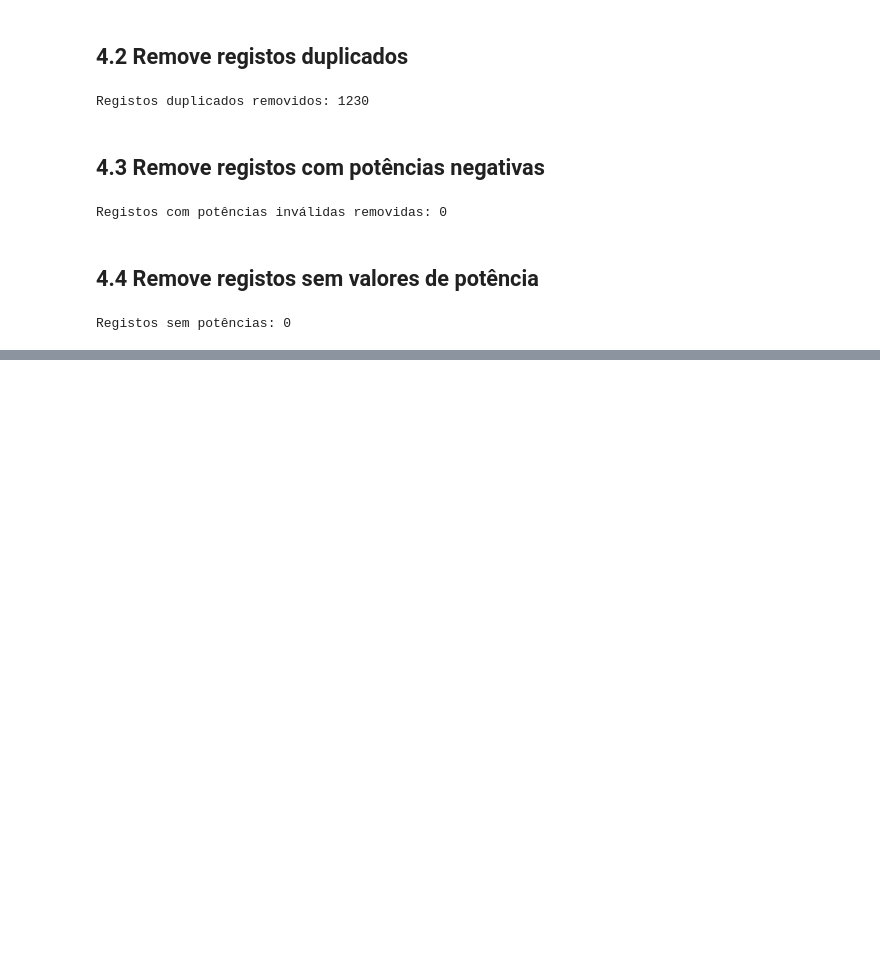
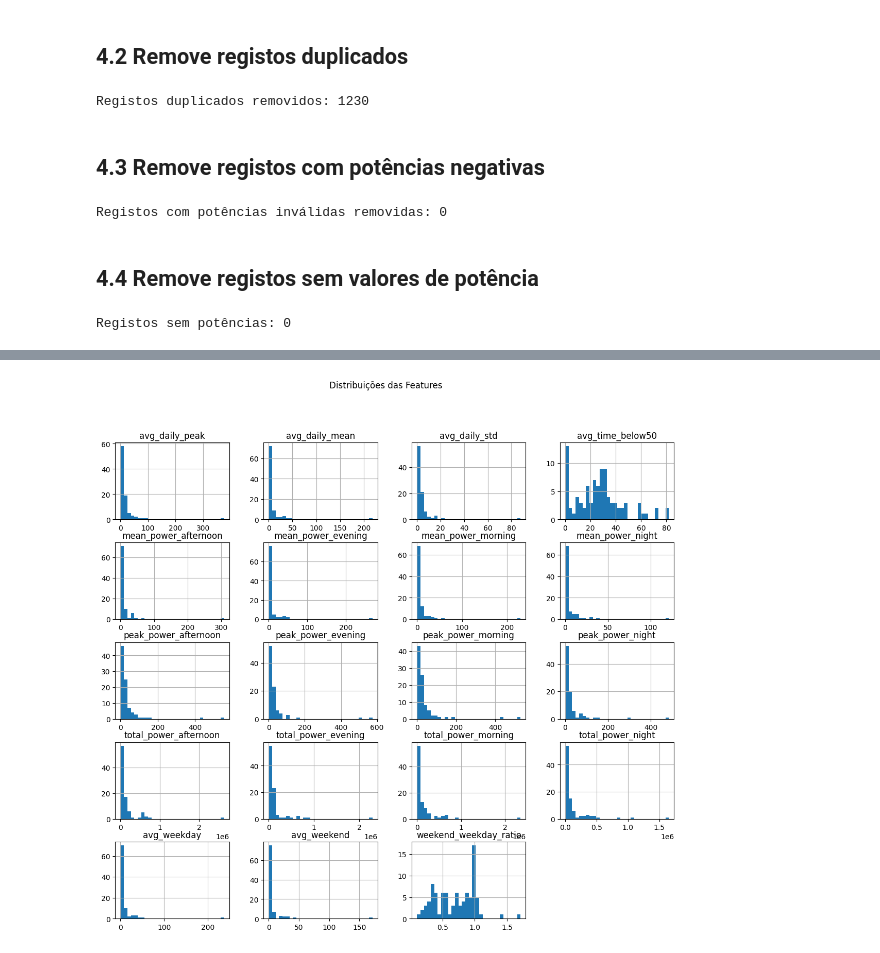
Before and after one commit to jpnoa1/IAA, a Jupyter notebook: Projeto IAA/Projeto.ipynb, the cells around one changed output, grey strips where cells are left out. Drawn from its saved outputs; the diff is of its cells as text; code cells hidden in the pictures; blank space fills up the shorter version.

```diff
--- a/Projeto IAA/Projeto.ipynb
+++ b/Projeto IAA/Projeto.ipynb
@@ -436,0 +653,8 @@ Registos sem potências: 0
+# %%
+feat.select_dtypes(include=["float","int"]).hist(
+    figsize=(14,12), bins=30
+)
+plt.suptitle("Distribuições das Features")
+plt.show()
+# %% [output]
+[figure, added]
```
Also changed, not shown: parts of 10 cells of this notebook.
